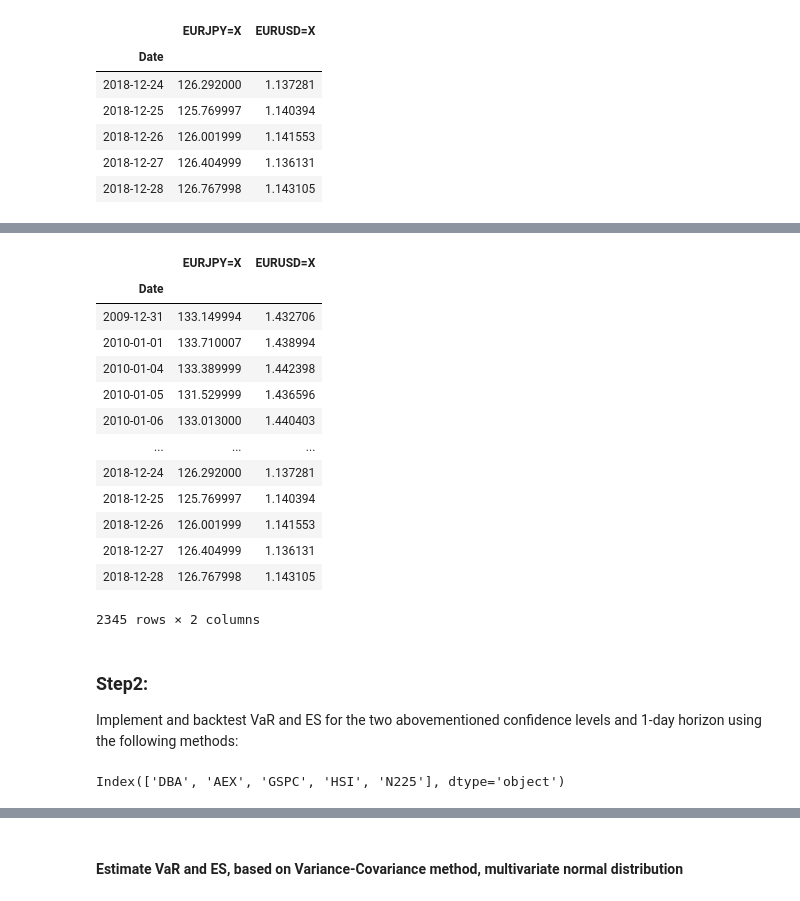
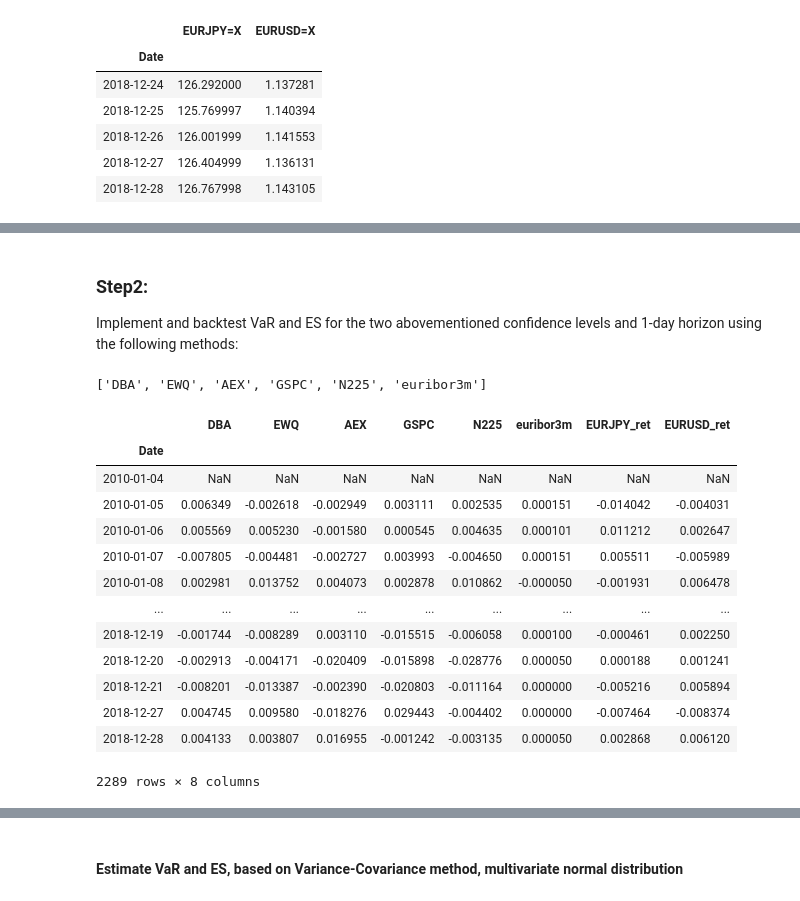
Before and after one commit to danielsteman/QFRM, a Jupyter notebook: QFRM_assignment1.ipynb, the cells around one changed output, grey strips where cells are left out. Saved outputs shown, nothing was run; the diff lists cells and outputs as text; code cells hidden in the pictures.

```diff
--- a/QFRM_assignment1.ipynb
+++ b/QFRM_assignment1.ipynb
@@ -124,3 +73,6 @@ Name: 5, Length: 2306, dtype: object
+# %%
+euribor3m = euribor3m.iloc[::-1]
+euribor3m = euribor3m[start:end]
 # %%
 # invest in stock (and commodity) indices (by investing in mutual funds)? ETFs?
 
@@ -143,23 +95,4 @@ instruments
 2341 rows × 5 columns
-# %%
-# for exchange rate conversion
-
-exchangerate
-# %% [output]
-|  | EURJPY=X | EURUSD=X |
-| Date |  |  |
-| 2009-12-31 | 133.149994 | 1.432706 |
-| 2010-01-01 | 133.710007 | 1.438994 |
-| 2010-01-04 | 133.389999 | 1.442398 |
-| 2010-01-05 | 131.529999 | 1.436596 |
-| 2010-01-06 | 133.013000 | 1.440403 |
-| ... | ... | ... |
-| 2018-12-24 | 126.292000 | 1.137281 |
-| 2018-12-25 | 125.769997 | 1.140394 |
-| 2018-12-26 | 126.001999 | 1.141553 |
-| 2018-12-27 | 126.404999 | 1.136131 |
-| 2018-12-28 | 126.767998 | 1.143105 |
-2345 rows × 2 columns
 # %% [markdown]
 ### Step2:
 Implement and backtest VaR and ES for the two abovementioned confidence levels and 1-day horizon using the following methods:
@@ -169,10 +102,11 @@ from functools import reduce
 # merge the instrument prices, exchange rates, and euribor into one dataframe
 dfs = [instruments, exchangerate, euribor3m]
 df_pf = reduce(lambda left,right: pd.merge(left,right,left_index=True, right_index=True), dfs)
-df_pf = df_pf.rename(columns={5: 'euribor3m', '^AEX':'AEX', '^GSPC':'GSPC','^N225':'N225', '^HSI':'HSI'})
-df_pf['euribor3m'] = pd.to_numeric(df_pf['euribor3m'])
+df_pf = df_pf.rename(columns={5: 'euribor3m', '^AEX':'AEX', '^GSPC':'GSPC','^N225':'N225', 'Last':'euribor3m'})
 # %%
-instrument_names = df_pf.columns[:5]
-instrument_names
+instrument_names = list(df_pf.columns[:5])
+instrument_names.append('euribor3m')
-# %% [output]
-Index(['DBA', 'AEX', 'GSPC', 'HSI', 'N225'], dtype='object')
+# %%
+instrument_names
+# %% [output]
+['DBA', 'EWQ', 'AEX', 'GSPC', 'N225', 'euribor3m']
@@ -178,0 +121,17 @@ Index(['DBA', 'AEX', 'GSPC', 'HSI', 'N225'], dtype='object')
+# %%
+df_returns_all
+# %% [output]
+|  | DBA | EWQ | AEX | GSPC | N225 | euribor3m | EURJPY_ret | EURUSD_ret |
+| Date |  |  |  |  |  |  |  |  |
+| 2010-01-04 | NaN | NaN | NaN | NaN | NaN | NaN | NaN | NaN |
+| 2010-01-05 | 0.006349 | -0.002618 | -0.002949 | 0.003111 | 0.002535 | 0.000151 | -0.014042 | -0.004031 |
+| 2010-01-06 | 0.005569 | 0.005230 | -0.001580 | 0.000545 | 0.004635 | 0.000101 | 0.011212 | 0.002647 |
+| 2010-01-07 | -0.007805 | -0.004481 | -0.002727 | 0.003993 | -0.004650 | 0.000151 | 0.005511 | -0.005989 |
+| 2010-01-08 | 0.002981 | 0.013752 | 0.004073 | 0.002878 | 0.010862 | -0.000050 | -0.001931 | 0.006478 |
+| ... | ... | ... | ... | ... | ... | ... | ... | ... |
+| 2018-12-19 | -0.001744 | -0.008289 | 0.003110 | -0.015515 | -0.006058 | 0.000100 | -0.000461 | 0.002250 |
+| 2018-12-20 | -0.002913 | -0.004171 | -0.020409 | -0.015898 | -0.028776 | 0.000050 | 0.000188 | 0.001241 |
+| 2018-12-21 | -0.008201 | -0.013387 | -0.002390 | -0.020803 | -0.011164 | 0.000000 | -0.005216 | 0.005894 |
+| 2018-12-27 | 0.004745 | 0.009580 | -0.018276 | 0.029443 | -0.004402 | 0.000000 | -0.007464 | -0.008374 |
+| 2018-12-28 | 0.004133 | 0.003807 | 0.016955 | -0.001242 | -0.003135 | 0.000050 | 0.002868 | 0.006120 |
+2289 rows × 8 columns
```
Also changed, not shown: parts of 29 cells of this notebook, 2 other files.
